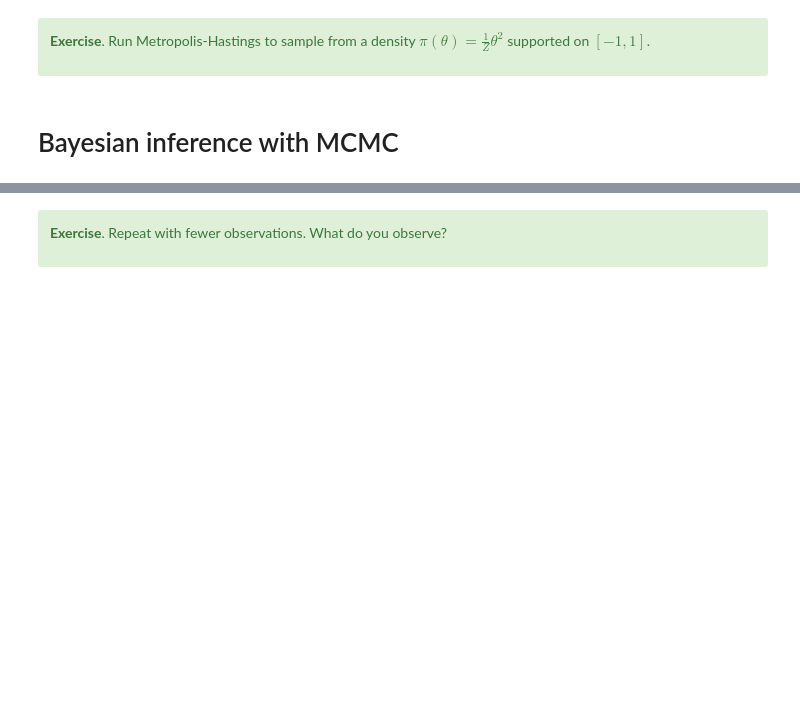
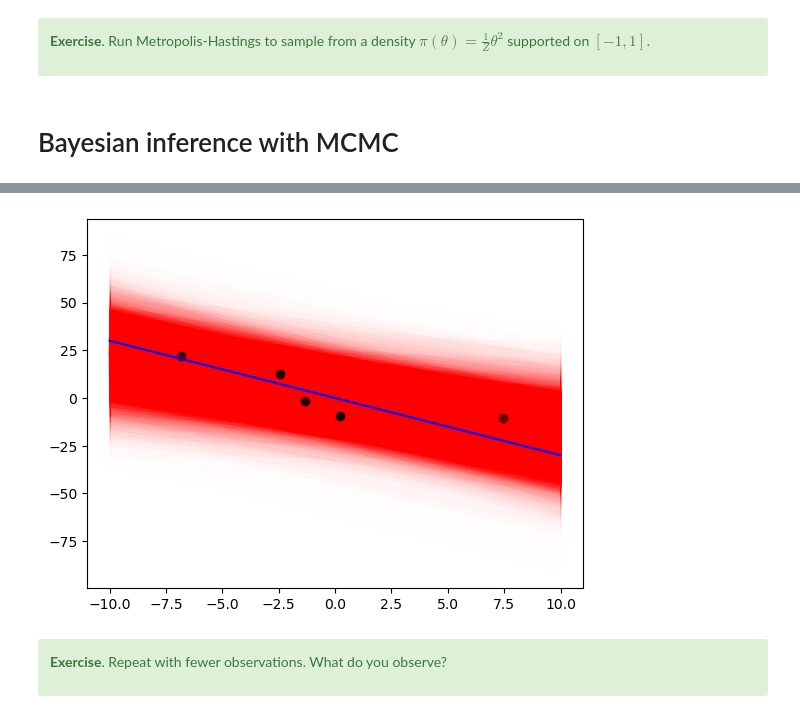
Before and after one commit to glouppe/dats0001-foundations-of-data-science, a Jupyter notebook: nb05-mcmc.ipynb, the cells around one changed output, grey strips where cells are left out. Saved outputs shown, nothing was run; the diff lists cells and outputs as text; code cells hidden in the pictures; blank space fills up the shorter version.

```diff
--- a/nb05-mcmc.ipynb
+++ b/nb05-mcmc.ipynb
@@ -148,7 +187,7 @@ def generate(n_samples, theta_true):
 
     return x, y
 # %%
-x, y = generate(50, theta_true)
+x, y = generate(5, theta_true)
 # y[-1] = y[-1] + 100  # add an outlier
 # %%
 fig = plt.figure()
@@ -191,20 +238,22 @@ fig = corner.corner(thetas[1000:], labels=["m", "b", "log sigma"], truths=theta_
 # %%
 fig = plt.figure()
 ax = plt.axes()
 ax.scatter(x, y)
 xs = np.linspace(-10, 10)
 warmup = 1000
 
-for i in range(100):
-    ax.plot(xs, thetas[warmup+i, 0] * xs + thetas[warmup+i, 1], color="red", alpha=0.1)
+for i in range(1000):
+    ax.plot(xs, thetas[warmup+i, 0] * xs + thetas[warmup+i, 1], color="red", alpha=0.01)
     ax.fill_between(xs,
                     thetas[warmup+i, 0] * xs + thetas[warmup+i, 1] - 2*np.exp(thetas[warmup+i, 2]),
                     thetas[warmup+i, 0] * xs + thetas[warmup+i, 1] + 2*np.exp(thetas[warmup+i, 2]),
-                    color="red", alpha=0.002)
+                    color="red", alpha=0.0025)
 
 ax.plot(xs, theta_true[0] * xs + theta_true[1], color="blue")
 #ax.set(ylim=(-50,50))
 plt.show()
+# %% [output]
+[figure, added]
 # %% [markdown]
 <div class="alert alert-success">
 
```
Also changed, not shown: parts of 17 cells of this notebook, 1 other file.
